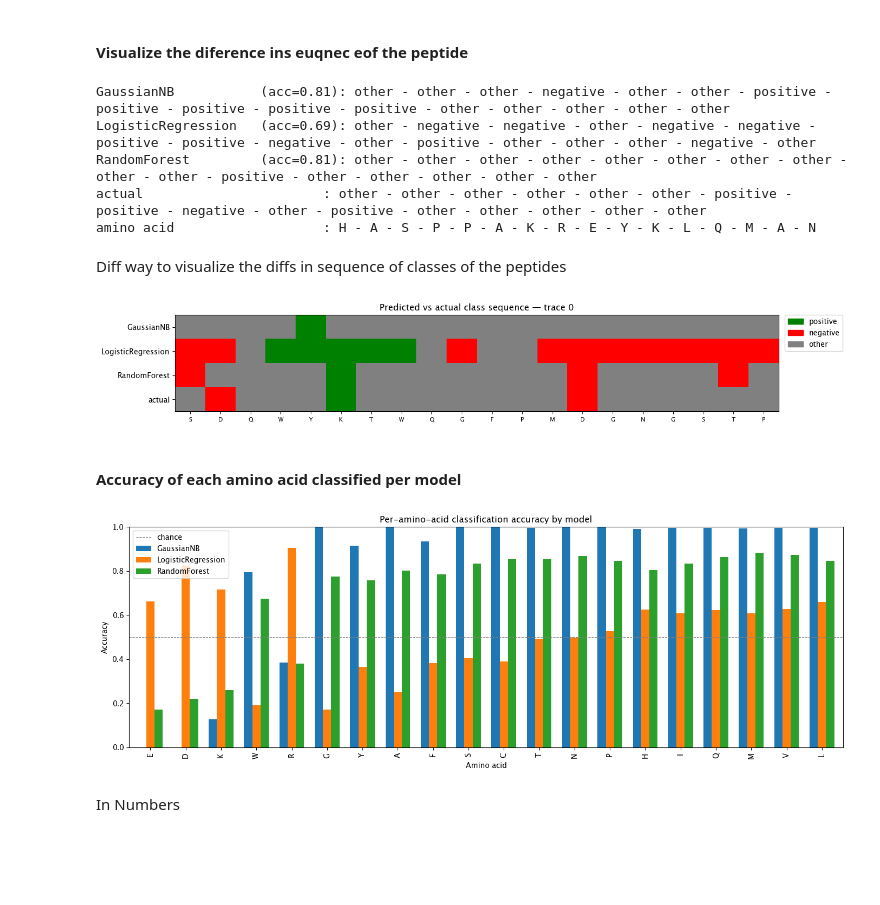
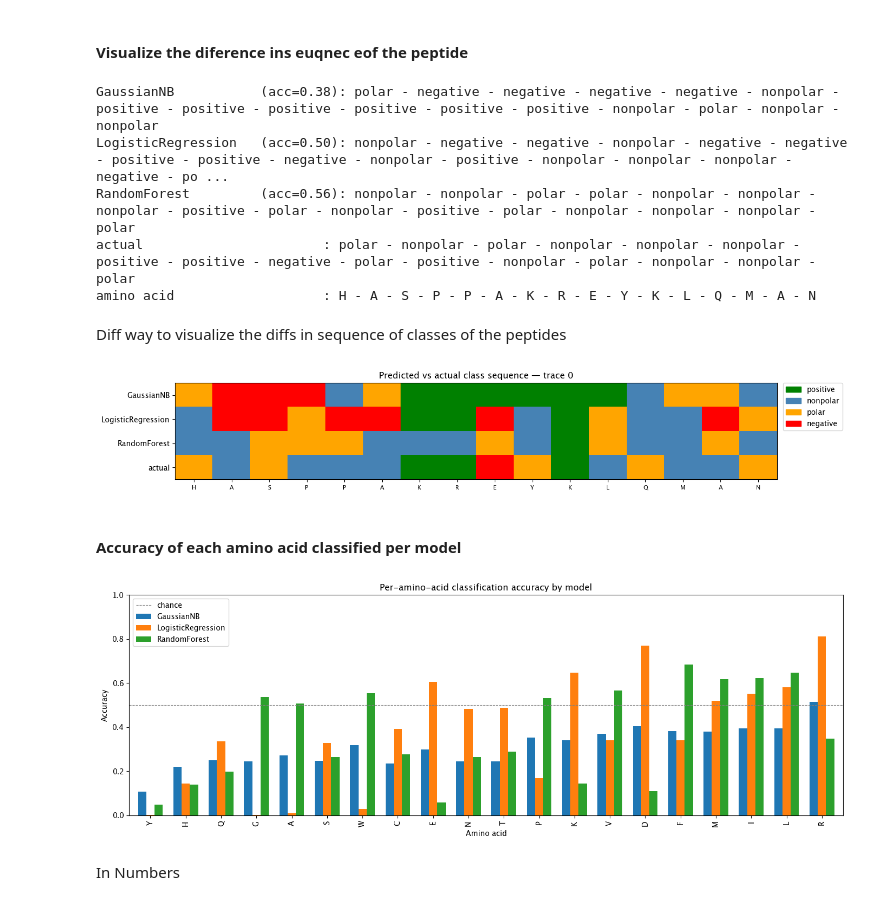
Before and after one commit to ivaidya11/cDNAtlasProject, a Jupyter notebook: notebooks/aa_classes_classifer(with wider X).ipynb, the cells around one changed output. Drawn from its saved outputs; the diff is of its cells as text; code cells hidden in the pictures; blank space fills up the shorter version.

Commit message:
removed std and dwell time from feature vector asdwell time is completely random and non-residue dependent currently

```diff
--- a/notebooks/aa_classes_classifer(with wider X).ipynb
+++ b/notebooks/aa_classes_classifer(with wider X).ipynb
@@ -160,5 +160,5 @@ ORDER_3 = ['positive','negative','other']
 # %% [markdown]
 ### Map both nonpolar and polar amino aicds to the 'other' class based on current distribution
 # %%
-features['class3'] = features['phys_class'].replace({'polar': 'other', 'nonpolar': 'other'})
-features['phys_class']
+# features['class3'] = features['phys_class'].replace({'polar': 'other', 'nonpolar': 'other'})
+# features['phys_class']
@@ -315,7 +273,7 @@ for t1 in t1range:
         choices = ['positive', 'negative']
         preds = np.select(conditions, choices, default='other'
                   )
-        score = f1_score(features['class3'], preds, average='weighted')
+        score = f1_score(features['phys_class'], preds, average='weighted', labels=['positive', 'negative'], zero_division=0)
         if score >best_acc:
             best_acc = score
             best_t1, best_t2 = t1, t2
@@ -382,16 +325,24 @@ from sklearn.ensemble import RandomForestClassifier
 from sklearn.pipeline import Pipeline
 from sklearn.preprocessing import StandardScaler
 
+# feature_cols = [
+#     'mean_minus2', 'std_minus2', 'dwell_minus2',
+#     'mean_minus1', 'std_minus1', 'dwell_minus1',
+#     'mean_current', 'std_current', 'dwell_time',
+#     'mean_plus1', 'std_plus1', 'dwell_plus1',
+#     'mean_plus2', 'std_plus2', 'dwell_plus2',
+# ]
 feature_cols = [
-    'mean_minus2', 'std_minus2', 'dwell_minus2',
-    'mean_minus1', 'std_minus1', 'dwell_minus1',
-    'mean_current', 'std_current', 'dwell_time',
-    'mean_plus1', 'std_plus1', 'dwell_plus1',
-    'mean_plus2', 'std_plus2', 'dwell_plus2',
+    'mean_minus2',
+    'mean_minus1',
+    'mean_current',
+    'mean_plus1',
+    'mean_plus2',
 ]
 
+
 X = features[feature_cols].values
-y = features['class3'].values
+y = features['phys_class'].values
 mask = ~np.isnan(X).any(axis=1)
 X, y = X[mask], y[mask]
 
@@ -477,45 +428,45 @@ for name, model in models.items():
 # show one trace as an example
 trace = features[features['trace_id'] == 0].dropna(subset=[f'pred_{name}' for name in models]).sort_values('step_id')
 for name in models:
-    acc = (trace[f'pred_{name}'] == trace['class3']).mean()
+    acc = (trace[f'pred_{name}'] == trace['phys_class']).mean()
     print(f"{name:20s} (acc={acc:.2f}): {' - '.join(trace[f'pred_{name}'].tolist())}")
-print(f"{'actual':20s}         : {' - '.join(trace['class3'].tolist())}")
+print(f"{'actual':20s}         : {' - '.join(trace['phys_class'].tolist())}")
 print(f"{'amino acid':20s}         : {' - '.join(trace['amino_acid'].tolist())}")
 # %% [output]
-GaussianNB           (acc=0.81): other - other - other - negative - other - other - positive - positive - positive - positive - positive - other - other - other - other - other
-LogisticRegression   (acc=0.69): other - negative - negative - other - negative - negative - positive - positive - negative - other - positive - other - other - other - negative - other
-RandomForest         (acc=0.81): other - other - other - other - other - other - other - other - other - other - positive - other - other - other - other - other
-actual                       : other - other - other - other - other - other - positive - positive - negative - other - positive - other - other - other - other - other
+GaussianNB           (acc=0.38): polar - negative - negative - negative - negative - nonpolar - positive - positive - positive - positive - positive - positive - nonpolar - polar - nonpolar - nonpolar
+LogisticRegression   (acc=0.50): nonpolar - negative - negative - nonpolar - negative - negative - positive - positive - negative - nonpolar - positive - nonpolar - nonpolar - nonpolar - negative - po ...
+RandomForest         (acc=0.56): nonpolar - nonpolar - polar - polar - nonpolar - nonpolar - nonpolar - positive - polar - nonpolar - positive - polar - nonpolar - nonpolar - nonpolar - polar
+actual                       : polar - nonpolar - polar - nonpolar - nonpolar - nonpolar - positive - positive - negative - polar - positive - nonpolar - polar - nonpolar - nonpolar - polar
 amino acid                   : H - A - S - P - P - A - K - R - E - Y - K - L - Q - M - A - N
 # %% [markdown]
 Diff way to visualize the diffs in sequence of classes of the peptides
 # %%
 import matplotlib
 from matplotlib.patches import Patch
 
-CLASS_INT = {'positive': 0, 'other': 1, 'negative': 2}
-CMAP = matplotlib.colors.ListedColormap([CLASS_COLORS_3['positive'], CLASS_COLORS_3['other'], CLASS_COLORS_3['negative']])
+CLASS_INT = {'positive': 0, 'nonpolar': 1, 'polar': 2, 'negative': 3}
+CMAP = matplotlib.colors.ListedColormap([CLASS_COLORS_4['positive'], CLASS_COLORS_4['nonpolar'], CLASS_COLORS_4['polar'], CLASS_COLORS_4['negative']])
 
 rows = {name: trace[f'pred_{name}'].map(CLASS_INT).values for name in models}
-rows['actual'] = trace['class3'].map(CLASS_INT).values
+rows['actual'] = trace['phys_class'].map(CLASS_INT).values
 grid = np.array(list(rows.values()))
 
 fig, ax = plt.subplots(figsize=(14, 2.5))
-ax.imshow(grid, aspect='auto', cmap=CMAP, vmin=0, vmax=2, interpolation='none')
+ax.imshow(grid, aspect='auto', cmap=CMAP, vmin=0, vmax=3, interpolation='none')
 
 ax.set_yticks(range(len(rows)))
 ax.set_yticklabels(list(rows.keys()))
 ax.set_xticks(range(len(trace)))
 ax.set_xticklabels(trace['amino_acid'].tolist(), fontsize=8)
 
-legend = [Patch(color=CLASS_COLORS_3[c], label=c) for c in ORDER_3]
+legend = [Patch(color=CLASS_COLORS_4[c], label=c) for c in ORDER_4]
 ax.legend(handles=legend, bbox_to_anchor=(1.01, 1), loc='upper left', borderaxespad=0)
 
 ax.set_title('Predicted vs actual class sequence — trace 0')
 plt.tight_layout()
 plt.show()
 # %% [output]
-[figure, old version]
+[figure, new version]
 # %% [markdown]
 #### Accuracy of each amino acid classified per model
 # %%
@@ -523,7 +474,7 @@ aa_acc = {}
 for name in models:
     aa_acc[name] = (
         features.groupby('amino_acid')
-        .apply(lambda df: (df[f'pred_{name}'] == df['class3']).mean())
+        .apply(lambda df: (df[f'pred_{name}'] == df['phys_class']).mean())
         .rename(name)
     )
 
@@ -542,7 +493,7 @@ ax.legend()
 plt.tight_layout()
 plt.show()
 # %% [output]
-[figure, old version]
+[figure, new version]
 # %% [markdown]
 In Numbers
 # %%
```
Also changed, not shown: parts of 17 cells of this notebook, 1 other file.
